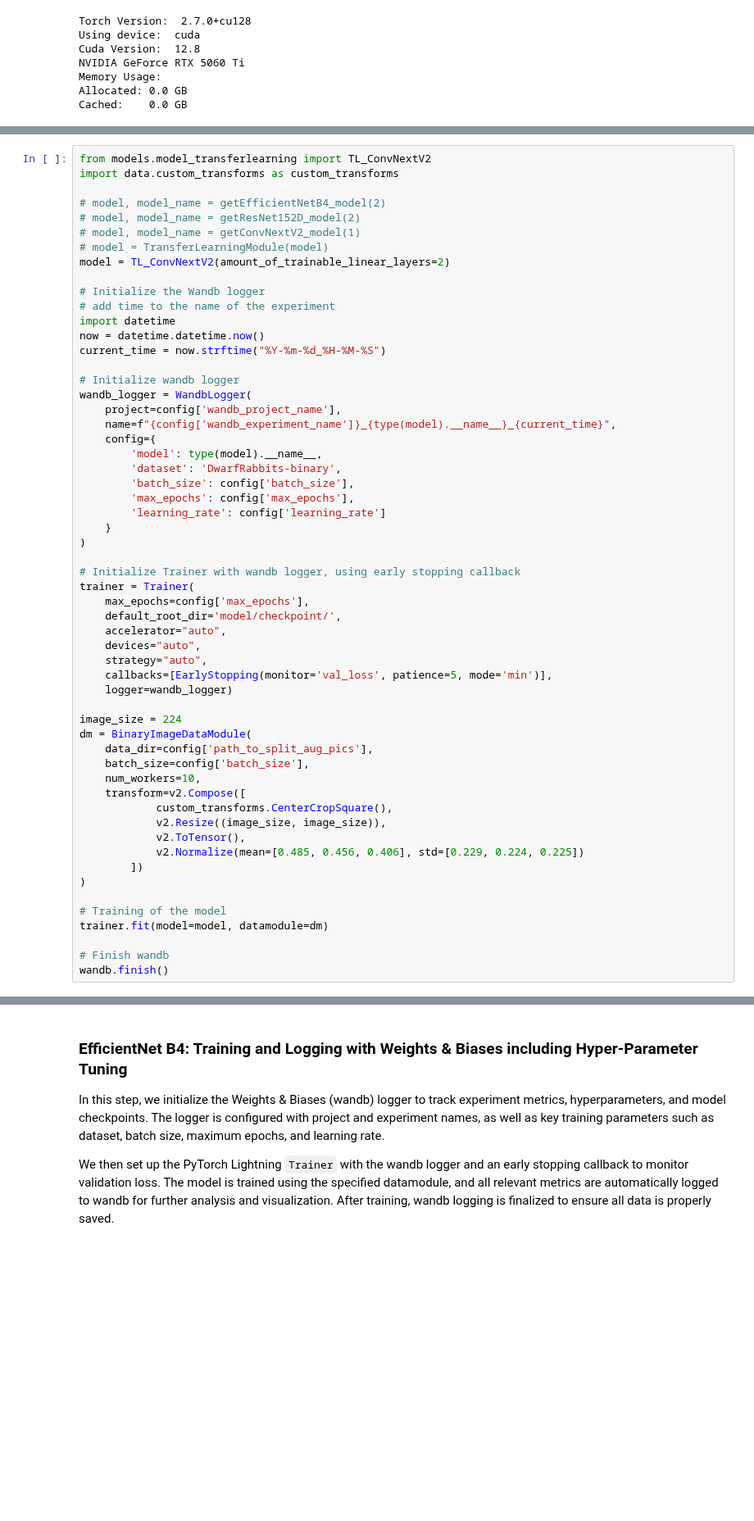
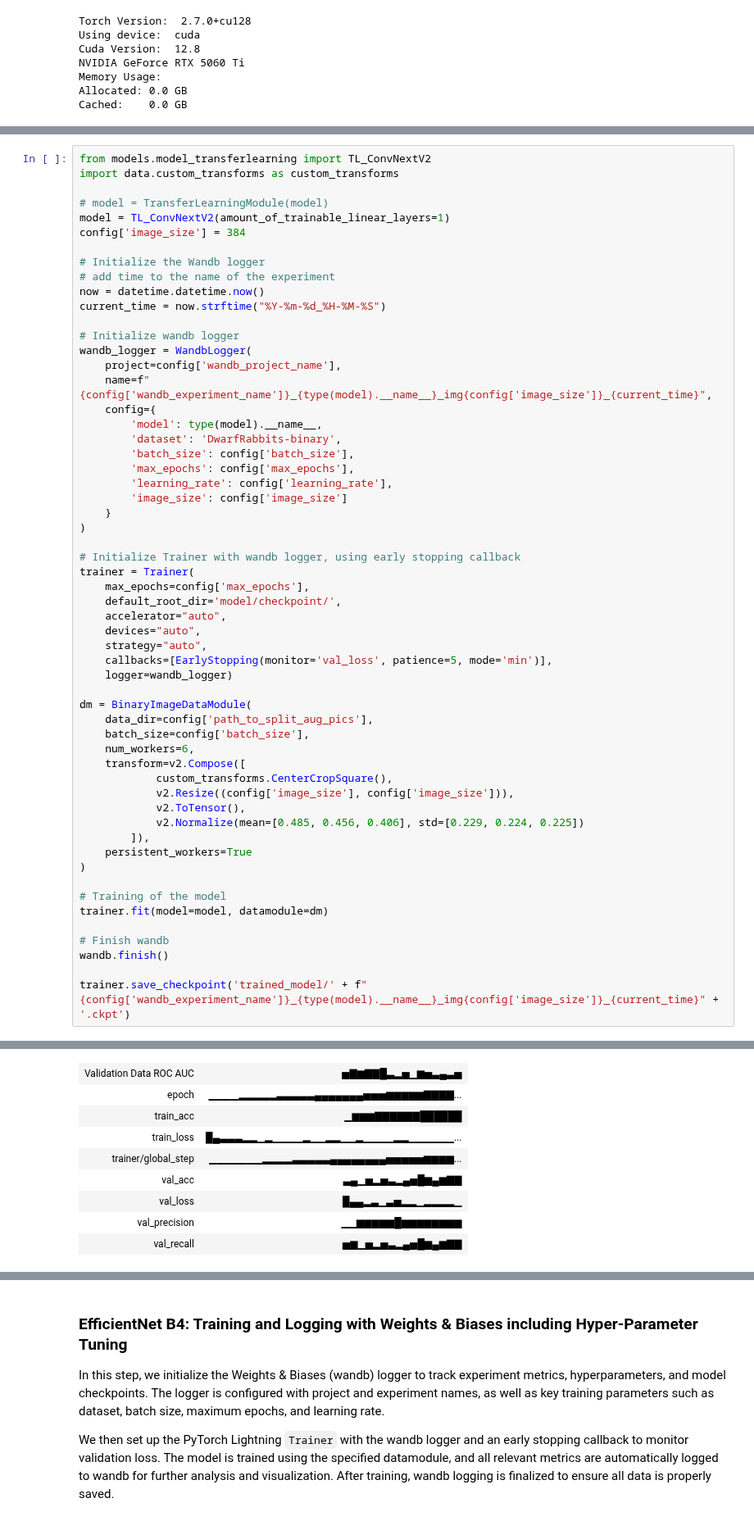
Before and after one commit to lukpausr/HKA_VDKI, a Jupyter notebook: main transferlearning.ipynb, the cells around one changed output, grey strips where cells are left out. Shown at 82% size. Drawn from its saved outputs; the diff is of its cells as text; blank space fills up the shorter version.

Commit message:
Training conducted, visualization after inference

```diff
--- a/main transferlearning.ipynb
+++ b/main transferlearning.ipynb
@@ -244,28 +429,26 @@ We freeze all layers except the classifier to retain the pre-trained features wh
 from models.model_transferlearning import TL_ConvNextV2
 import data.custom_transforms as custom_transforms
 
-# model, model_name = getEfficientNetB4_model(2)
-# model, model_name = getResNet152D_model(2)
-# model, model_name = getConvNextV2_model(1)
 # model = TransferLearningModule(model)
-model = TL_ConvNextV2(amount_of_trainable_linear_layers=2)
+model = TL_ConvNextV2(amount_of_trainable_linear_layers=1)
+config['image_size'] = 384
 
 # Initialize the Wandb logger
 # add time to the name of the experiment
-import datetime
 now = datetime.datetime.now()
 current_time = now.strftime("%Y-%m-%d_%H-%M-%S")
 
 # Initialize wandb logger
 wandb_logger = WandbLogger(
     project=config['wandb_project_name'],
-    name=f"{config['wandb_experiment_name']}_{type(model).__name__}_{current_time}",
+    name=f"{config['wandb_experiment_name']}_{type(model).__name__}_img{config['image_size']}_{current_time}",
     config={
         'model': type(model).__name__,
         'dataset': 'DwarfRabbits-binary',
         'batch_size': config['batch_size'],
         'max_epochs': config['max_epochs'],
-        'learning_rate': config['learning_rate']
+        'learning_rate': config['learning_rate'],
+        'image_size': config['image_size']
     }
 )
 
@@ -279,17 +462,17 @@ trainer = Trainer(
     callbacks=[EarlyStopping(monitor='val_loss', patience=5, mode='min')],
     logger=wandb_logger)
 
-image_size = 224
 dm = BinaryImageDataModule(
     data_dir=config['path_to_split_aug_pics'],
     batch_size=config['batch_size'],
-    num_workers=10,
+    num_workers=6,
     transform=v2.Compose([
             custom_transforms.CenterCropSquare(),
-            v2.Resize((image_size, image_size)),
+            v2.Resize((config['image_size'], config['image_size'])),
             v2.ToTensor(),
             v2.Normalize(mean=[0.485, 0.456, 0.406], std=[0.229, 0.224, 0.225])
-        ])
+        ]),
+    persistent_workers=True
 )
 
 # Training of the model
@@ -297,6 +480,8 @@ trainer.fit(model=model, datamodule=dm)
 
 # Finish wandb
 wandb.finish()
+
+trainer.save_checkpoint('trained_model/' + f"{config['wandb_experiment_name']}_{type(model).__name__}_img{config['image_size']}_{current_time}" + '.ckpt')
 # %% [output]
 Using default `ModelCheckpoint`. Consider installing `litmodels` package to enable `LitModelCheckpoint` for automatic upload to the Lightning model registry.
 GPU available: True (cuda), used: True
@@ -328,0 +515,9 @@ c:\Users\lukas\anaconda3\envs\VDKI-Projekt\Lib\site-packages\pytorch_lightning\t
+| Validation Data ROC AUC | ▅▇▆▇▇█▃▂▅▁▆▅▃▄▃▅ |
+| epoch | ▁▁▁▁▂▂▂▂▂▃▃▃▃▃▄▄▄▄▄▄▄▅▅▅▆▆▆▆▆▇▇▇▇... |
+| train_acc | ▁▆▆▆▇▇▇▇▇▇██████ |
+| train_loss | █▄▃▃▃▂▂▁▂▁▁▁▁▂▁▁▂▂▁▁▂▁▁▁▁▂▂▁▁▁▁▁▁... |
+| trainer/global_step | ▁▁▁▁▁▁▁▂▂▂▂▃▃▃▃▃▄▄▄▄▄▄▄▄▅▅▅▅▅▆▆▆▆... |
+| val_acc | ▃▄▁▅▂▅▃▂▄▅█▆▄▆▇▇ |
+| val_loss | █▄▄▂▃▁▃▅▂▂▁▂▂▂▂▁ |
+| val_precision | ▁▁▆▆▆▆▆█▆▆▆▆▆▆▆▆ |
+| val_recall | ▅▆▁▅▂▅▃▂▄▅█▆▄▆▇▇ |
```
Also changed, not shown: parts of 15 cells of this notebook, 5 other files.
